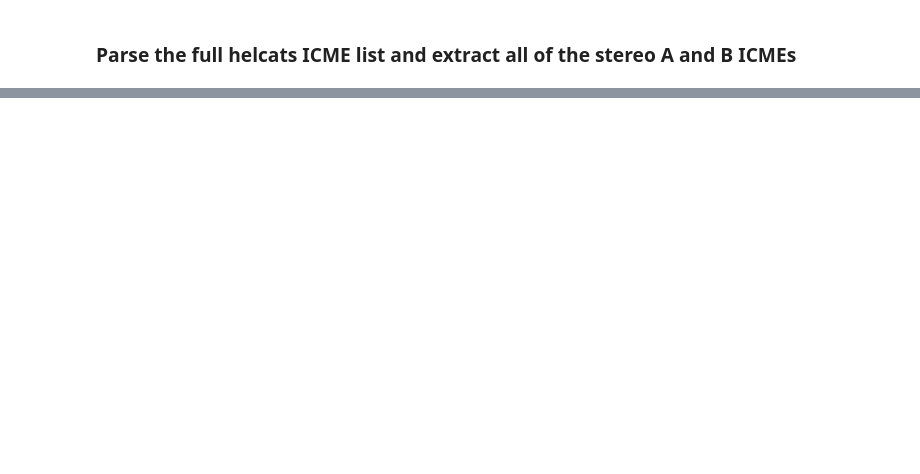
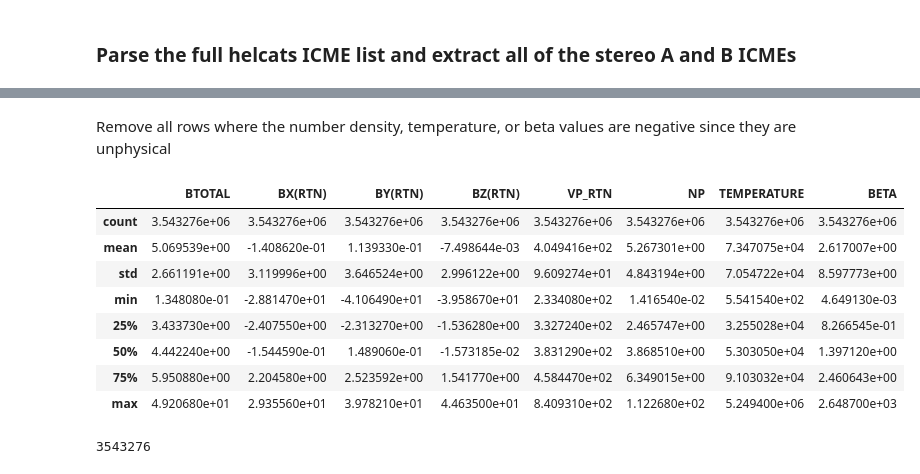
Before and after one commit to nmiles2718/aos_c204_final_project, a Jupyter notebook: notebooks/data_exploration.ipynb, the cells around one changed output, grey strips where cells are left out. Drawn from its saved outputs; the diff is of its cells as text; code cells hidden in the pictures; blank space fills up the shorter version.

```diff
--- a/notebooks/data_exploration.ipynb
+++ b/notebooks/data_exploration.ipynb
@@ -108,0 +139,11 @@ Canvas(toolbar=Toolbar(toolitems=[('Home', 'Reset original view', 'home', 'home'
+# %%
+cols_of_interest = [
+    'BTOTAL',
+    'BX(RTN)',
+    'BY(RTN)',
+    'BZ(RTN)',
+    'VP_RTN',
+    'NP',
+    'TEMPERATURE',
+    'BETA'
+]
@@ -108,0 +154,2 @@ Canvas(toolbar=Toolbar(toolitems=[('Home', 'Reset original view', 'home', 'home'
+# %% [markdown]
+Remove all rows where the number density, temperature, or beta values are negative since they are unphysical
@@ -108,0 +160,16 @@ Canvas(toolbar=Toolbar(toolitems=[('Home', 'Reset original view', 'home', 'home'
+# %%
+sta_data_cut_df.describe()
+# %% [output]
+|  | BTOTAL | BX(RTN) | BY(RTN) | BZ(RTN) | VP_RTN | NP | TEMPERATURE | BETA |
+| count | 3.543276e+06 | 3.543276e+06 | 3.543276e+06 | 3.543276e+06 | 3.543276e+06 | 3.543276e+06 | 3.543276e+06 | 3.543276e+06 |
+| mean | 5.069539e+00 | -1.408620e-01 | 1.139330e-01 | -7.498644e-03 | 4.049416e+02 | 5.267301e+00 | 7.347075e+04 | 2.617007e+00 |
+| std | 2.661191e+00 | 3.119996e+00 | 3.646524e+00 | 2.996122e+00 | 9.609274e+01 | 4.843194e+00 | 7.054722e+04 | 8.597773e+00 |
+| min | 1.348080e-01 | -2.881470e+01 | -4.106490e+01 | -3.958670e+01 | 2.334080e+02 | 1.416540e-02 | 5.541540e+02 | 4.649130e-03 |
+| 25% | 3.433730e+00 | -2.407550e+00 | -2.313270e+00 | -1.536280e+00 | 3.327240e+02 | 2.465747e+00 | 3.255028e+04 | 8.266545e-01 |
+| 50% | 4.442240e+00 | -1.544590e-01 | 1.489060e-01 | -1.573185e-02 | 3.831290e+02 | 3.868510e+00 | 5.303050e+04 | 1.397120e+00 |
+| 75% | 5.950880e+00 | 2.204580e+00 | 2.523592e+00 | 1.541770e+00 | 4.584470e+02 | 6.349015e+00 | 9.103032e+04 | 2.460643e+00 |
+| max | 4.920680e+01 | 2.935560e+01 | 3.978210e+01 | 4.463500e+01 | 8.409310e+02 | 1.122680e+02 | 5.249400e+06 | 2.648700e+03 |
+# %%
+(~sta_data_cut_df['NP'].lt(0)).sum()
+# %% [output]
+3543276
```
Also changed, not shown: parts of 57 cells of this notebook, 4 other files.
